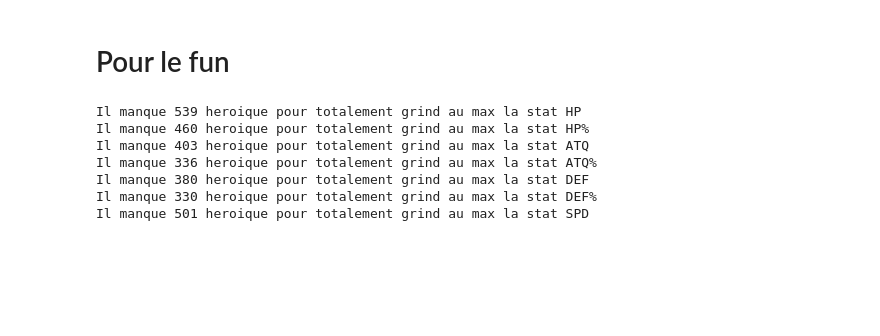
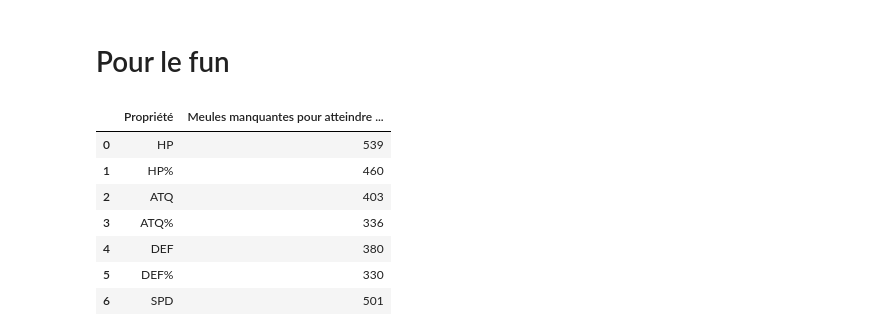
Before and after one commit to Tomlora/SummonersWars, a Jupyter notebook: grind_runes/grind_runes.ipynb, the cells around one changed output. Saved outputs shown, nothing was run; the diff lists cells and outputs as text; code cells hidden in the pictures; blank space fills up the shorter version.

```diff
--- a/grind_runes/grind_runes.ipynb
+++ b/grind_runes/grind_runes.ipynb
@@ -536,23 +536,33 @@ export_excel(data, data_short)
 # %%
 property = {1:'HP',
             2:'HP%',
             3:'ATQ',
             4:'ATQ%',
             5:'DEF',
             6:'DEF%',
             8:"SPD"}
 
+list_property_type = []
+list_property_count = []
+
 
 for propriete in property.values():
     count = data['Grind_hero'].str.count(propriete).sum()
 
-    print(f'Il manque {count} heroique pour totalement grind au max la stat {propriete}')
+    list_property_type.append(propriete)
+    list_property_count.append(count)
+
+    df_property = pd.DataFrame([list_property_type, list_property_count]).transpose()
+    df_property = df_property.rename(columns={0:'Propriété', 1:'Meules manquantes pour atteindre la stat max'})
+
+df_property
 # %% [output]
-Il manque 539 heroique pour totalement grind au max la stat HP
-Il manque 460 heroique pour totalement grind au max la stat HP%
-Il manque 403 heroique pour totalement grind au max la stat ATQ
-Il manque 336 heroique pour totalement grind au max la stat ATQ%
-Il manque 380 heroique pour totalement grind au max la stat DEF
-Il manque 330 heroique pour totalement grind au max la stat DEF%
-Il manque 501 heroique pour totalement grind au max la stat SPD
+|  | Propriété | Meules manquantes pour atteindre ... |
+| 0 | HP | 539 |
+| 1 | HP% | 460 |
+| 2 | ATQ | 403 |
+| 3 | ATQ% | 336 |
+| 4 | DEF | 380 |
+| 5 | DEF% | 330 |
+| 6 | SPD | 501 |
 # %%
```
Also changed, not shown: parts of 2 cells of this notebook, 1 other file.
